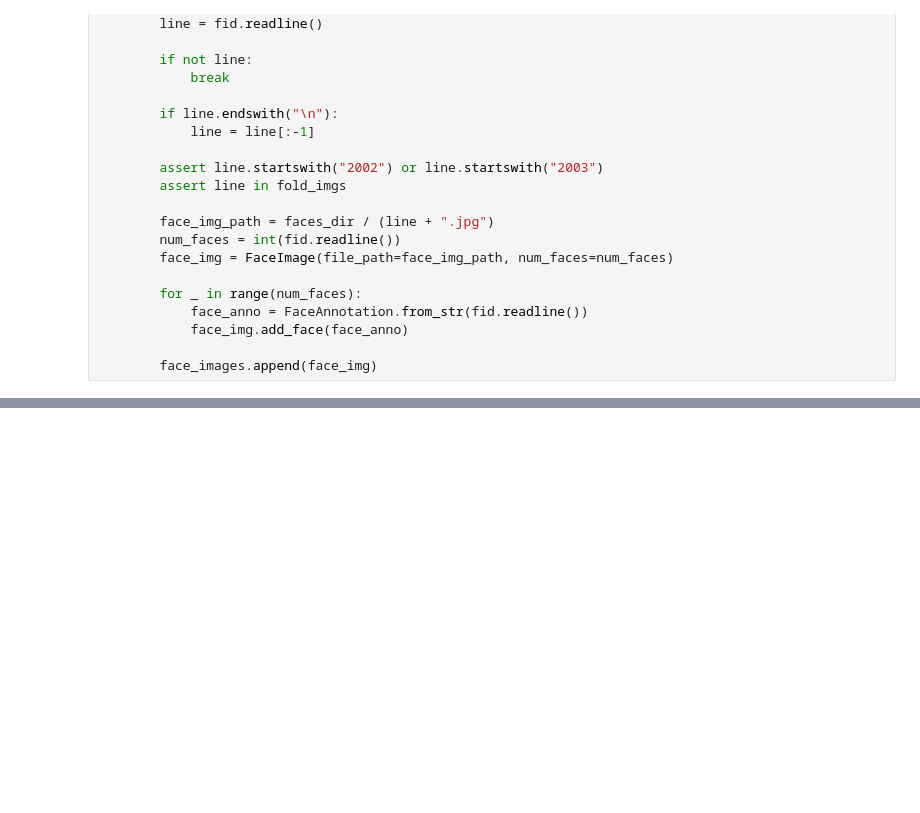
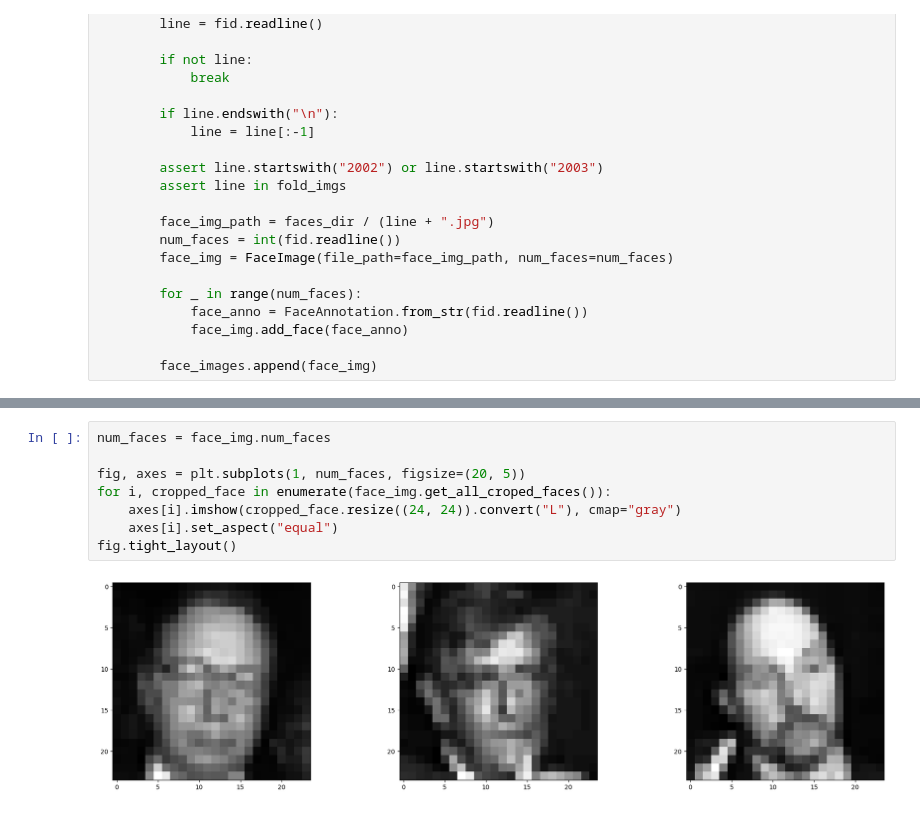
Before and after one commit to IanCher/cv_prince, a Jupyter notebook: notebooks/chap_07_complex_densities/face_detection.ipynb, the cells around one changed output, grey strips where cells are left out. Cells and saved outputs as stored; diff of their text form; blank space fills up the shorter version.

```diff
--- a/notebooks/chap_07_complex_densities/face_detection.ipynb
+++ b/notebooks/chap_07_complex_densities/face_detection.ipynb
@@ -160,0 +230,10 @@ img
+# %%
+num_faces = face_img.num_faces
+
+fig, axes = plt.subplots(1, num_faces, figsize=(20, 5))
+for i, cropped_face in enumerate(face_img.get_all_croped_faces()):
+    axes[i].imshow(cropped_face.resize((24, 24)).convert("L"), cmap="gray")
+    axes[i].set_aspect("equal")
+fig.tight_layout()
+# %% [output]
+[figure, added]
```
Also changed, not shown: parts of 4 cells of this notebook.
